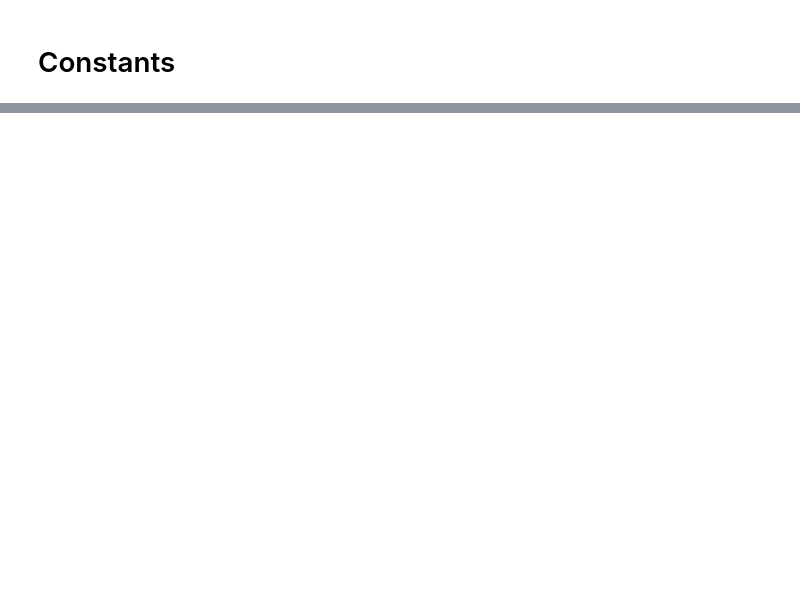
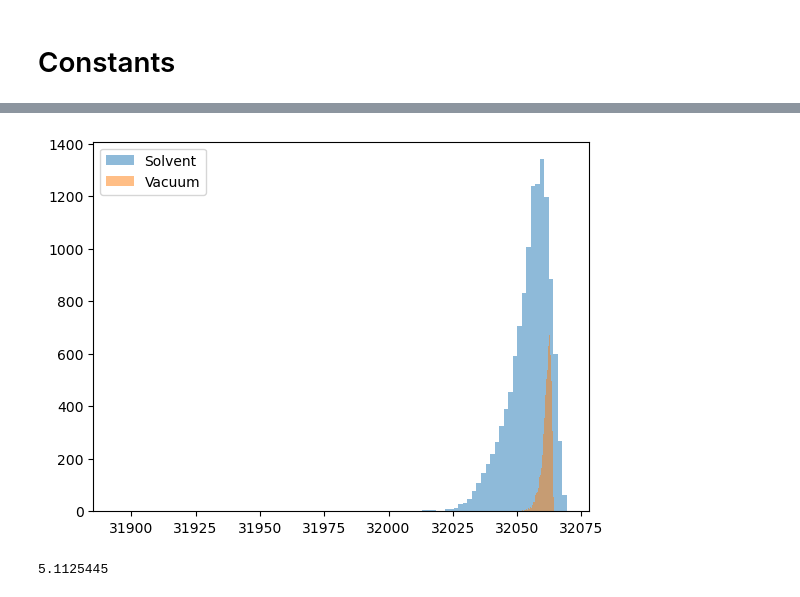
Before and after one commit to Radoralev/gfn-energy, a Jupyter notebook: energy_sampling/notebooks/eval_no_gfn.ipynb, the cells around one changed output, grey strips where cells are left out. Cells and saved outputs as stored; diff of their text form; code cells hidden in the pictures; blank space fills up the shorter version.

```diff
--- a/energy_sampling/notebooks/eval_no_gfn.ipynb
+++ b/energy_sampling/notebooks/eval_no_gfn.ipynb
@@ -268,0 +428,23 @@ plt.show()
+# %%
+# read in data/False/log_r_{i}.npy, concat them and plot (and same for /True/)
+log_r_false = np.load(f'data/False/log_r.npy')
+log_r_true = np.load(f'data/True/log_r.npy')
+
+
+plt.hist(log_r_true[log_r_true>30], bins=100, alpha=0.5, label='Solvent')
+
+plt.hist(log_r_false[log_r_false>30], bins=100, alpha=0.5, label='Vacuum')
+
+plt.legend()
+plt.show()
+# %% [output]
+[figure, added]
+# %%
+from scipy.integrate import simps
+
+densities = v_pfs.exp().mean(dim=-1).numpy()
+points = np.arange(len(densities))
+
+np.mean(densities)
+# %% [output]
+5.1125445
```
Also changed, not shown: parts of 54 cells of this notebook, 17 other files.
